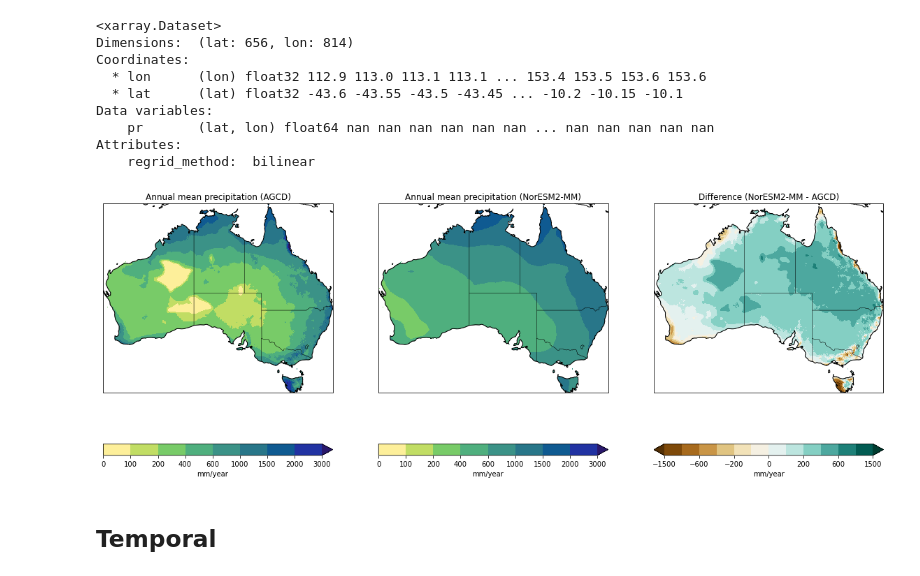
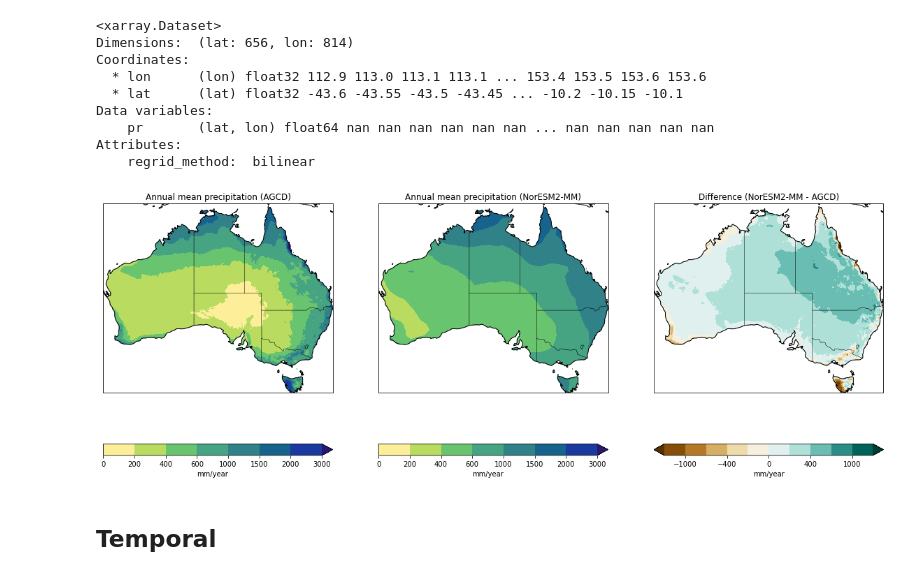
Before and after one commit to AusClimateService/model-evaluation, a Jupyter notebook: pr_evaluation.ipynb, the cells around one changed output. Cells and saved outputs as stored; diff of their text form; code cells hidden in the pictures.

```diff
--- a/pr_evaluation.ipynb
+++ b/pr_evaluation.ipynb
@@ -305,7 +337,7 @@ noresm_min = np.nanmin(noresm_annual_clim['pr'].values)
 agcd_min = np.nanmin(agcd_annual_clim['precip'].values)
 vmin = np.nanmin([noresm_min, agcd_min])
 
-levels = [0, 100, 200, 400, 600, 1000, 1500, 2000, 3000]
+levels = [0, 200, 400, 600, 1000, 1500, 2000, 3000]
 
 ax1 = fig.add_subplot(131, projection=ccrs.PlateCarree())
 agcd_annual_clim['precip'].plot(
@@ -322,35 +354,35 @@ ax2 = fig.add_subplot(132, projection=ccrs.PlateCarree())
 noresm_annual_clim['pr'].plot(
     ax=ax2,
     transform=ccrs.PlateCarree(),
     cmap=cmocean.cm.haline_r,
     levels=levels,
     extend='max',
     cbar_kwargs = {'orientation': 'horizontal', 'label': 'mm/year'}
 )
 ax2.set_title('Annual mean precipitation (NorESM2-MM)')
 
 diff = noresm_annual_clim['pr'] - agcd_annual_clim['precip']
 ax3 = fig.add_subplot(133, projection=ccrs.PlateCarree())
 diff.plot(
     ax=ax3,
     transform=ccrs.PlateCarree(),
     cmap='BrBG',
-    levels=[-1500, -1000, -600, -400, -200, -100, 0, 100, 200, 400, 600, 1000, 1500],
+    levels=[-1500, -1000, -600, -400, -200, 0, 200, 400, 600, 1000, 1500],
     extend='both',
     cbar_kwargs = {'orientation': 'horizontal', 'label': 'mm/year'}
 )
 ax3.set_title('Difference (NorESM2-MM - AGCD)')
 
 for ax in [ax1, ax2, ax3]:
     #ax.add_geometries(nrm_shapes.geometry, ccrs.PlateCarree(), facecolor='none', edgecolor='black')
     ax.coastlines()
     ax.add_feature(cartopy.feature.STATES, linewidth=0.3)
     #ax.spines['top'].set_visible(False)
 
 #plt.suptitle(title)
 plt.show()
 # %% [output]
-[figure, old version]
+[figure, new version]
 # %% [markdown]
 ## Temporal
 # %%
```
Also changed, not shown: parts of 26 cells of this notebook.
